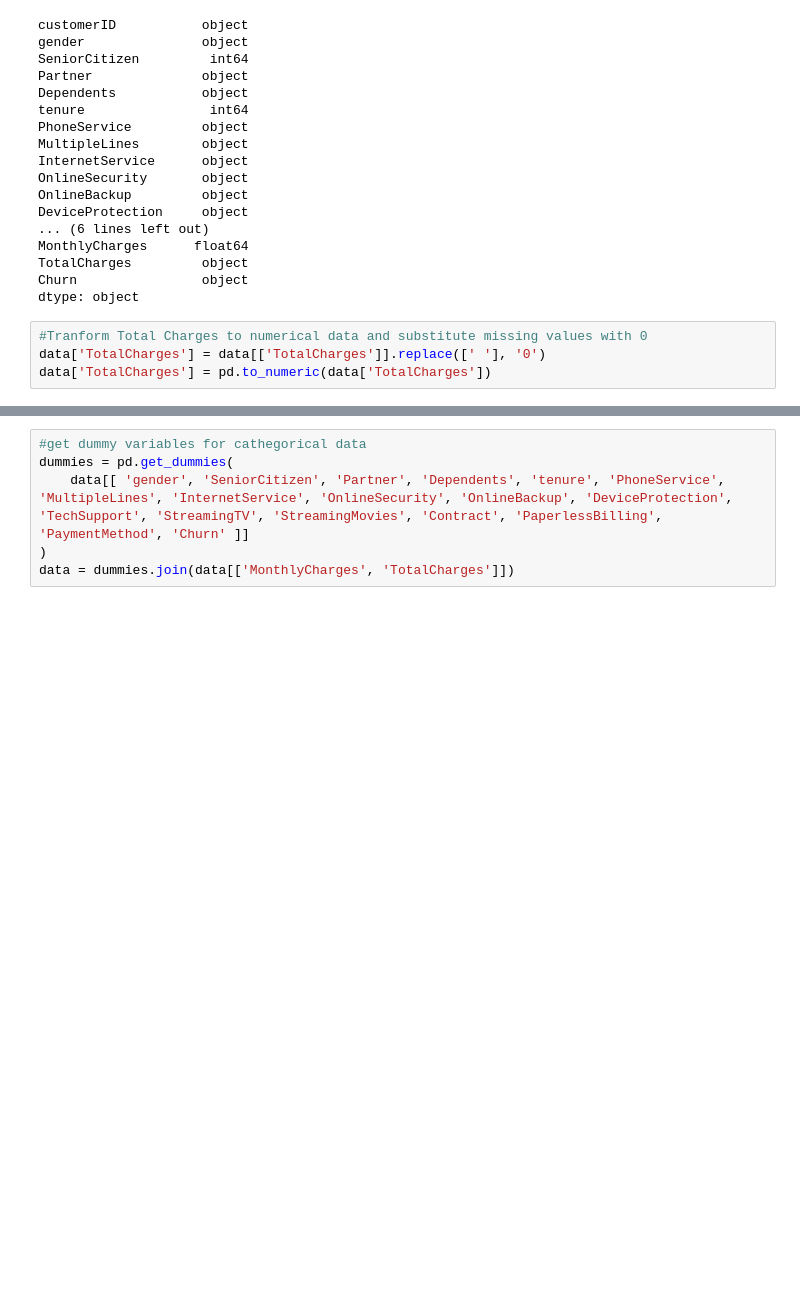
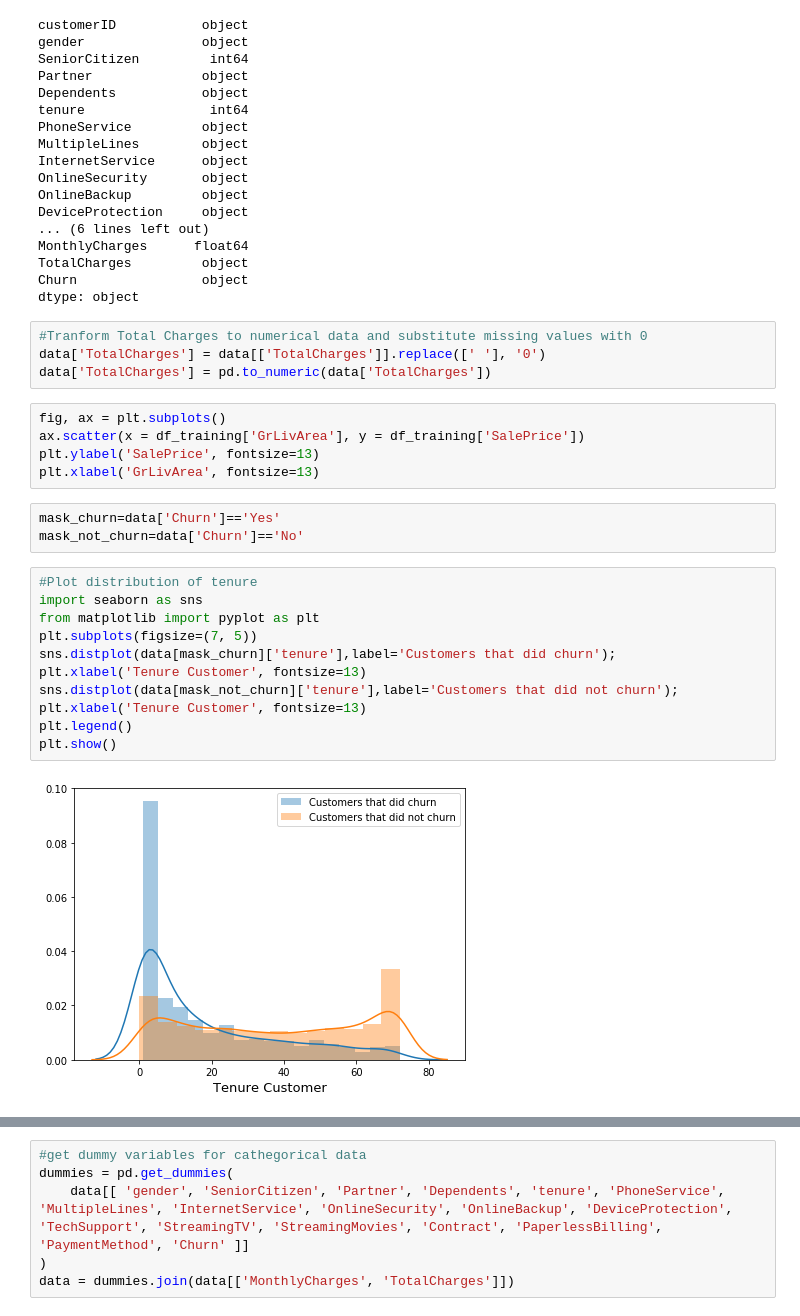
Before and after one commit to owencorrigan/churn, a Jupyter notebook: WorkSpace.ipynb, the cells around one changed output, grey strips where cells are left out. Drawn from its saved outputs; the diff is of its cells as text; blank space fills up the shorter version.

Commit message:
Made all the relevant figures on the data for the descriptive part

```diff
--- a/WorkSpace.ipynb
+++ b/WorkSpace.ipynb
@@ -34,3 +34,24 @@ dtype: object
 #Tranform Total Charges to numerical data and substitute missing values with 0
 data['TotalCharges'] = data[['TotalCharges']].replace([' '], '0')
 data['TotalCharges'] = pd.to_numeric(data['TotalCharges'])
+# %%
+fig, ax = plt.subplots()
+ax.scatter(x = df_training['GrLivArea'], y = df_training['SalePrice'])
+plt.ylabel('SalePrice', fontsize=13)
+plt.xlabel('GrLivArea', fontsize=13)
+# %%
+mask_churn=data['Churn']=='Yes'
+mask_not_churn=data['Churn']=='No'
+# %%
+#Plot distribution of tenure
+import seaborn as sns
+from matplotlib import pyplot as plt
+plt.subplots(figsize=(7, 5))
+sns.distplot(data[mask_churn]['tenure'],label='Customers that did churn');
+plt.xlabel('Tenure Customer', fontsize=13)
+sns.distplot(data[mask_not_churn]['tenure'],label='Customers that did not churn');
+plt.xlabel('Tenure Customer', fontsize=13)
+plt.legend()
+plt.show()
+# %% [output]
+[figure, added]
```
Also changed, not shown: parts of 9 cells of this notebook.
